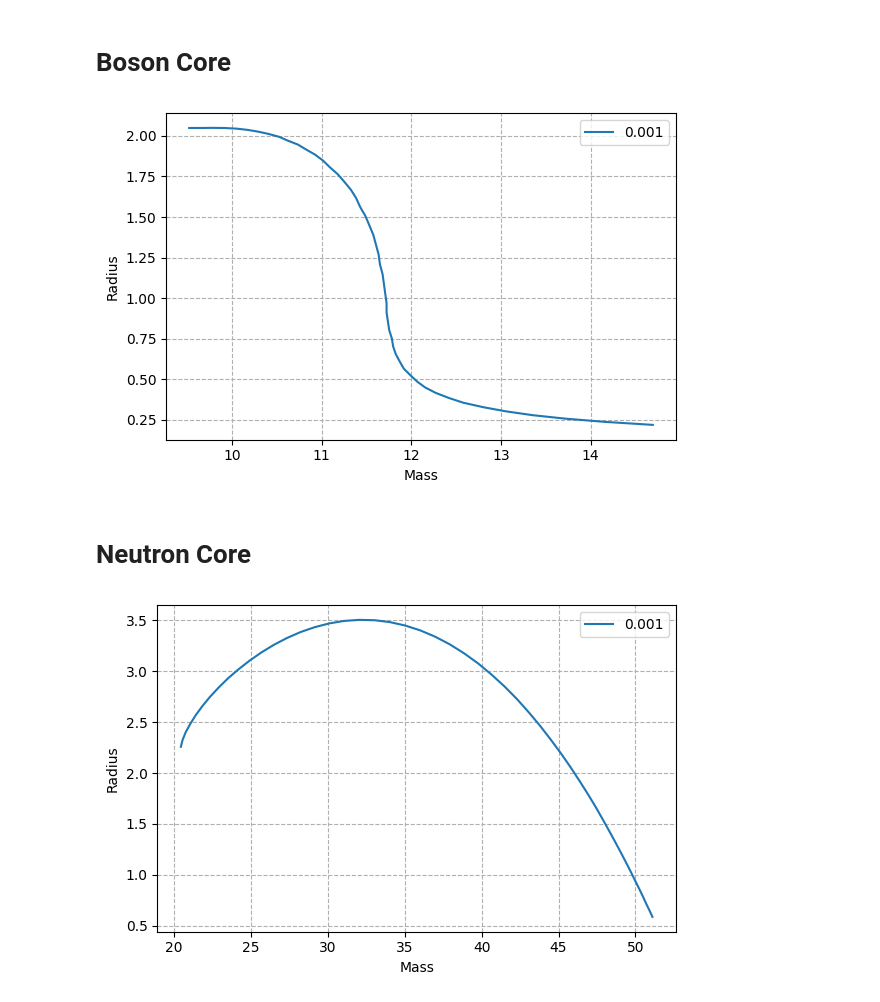
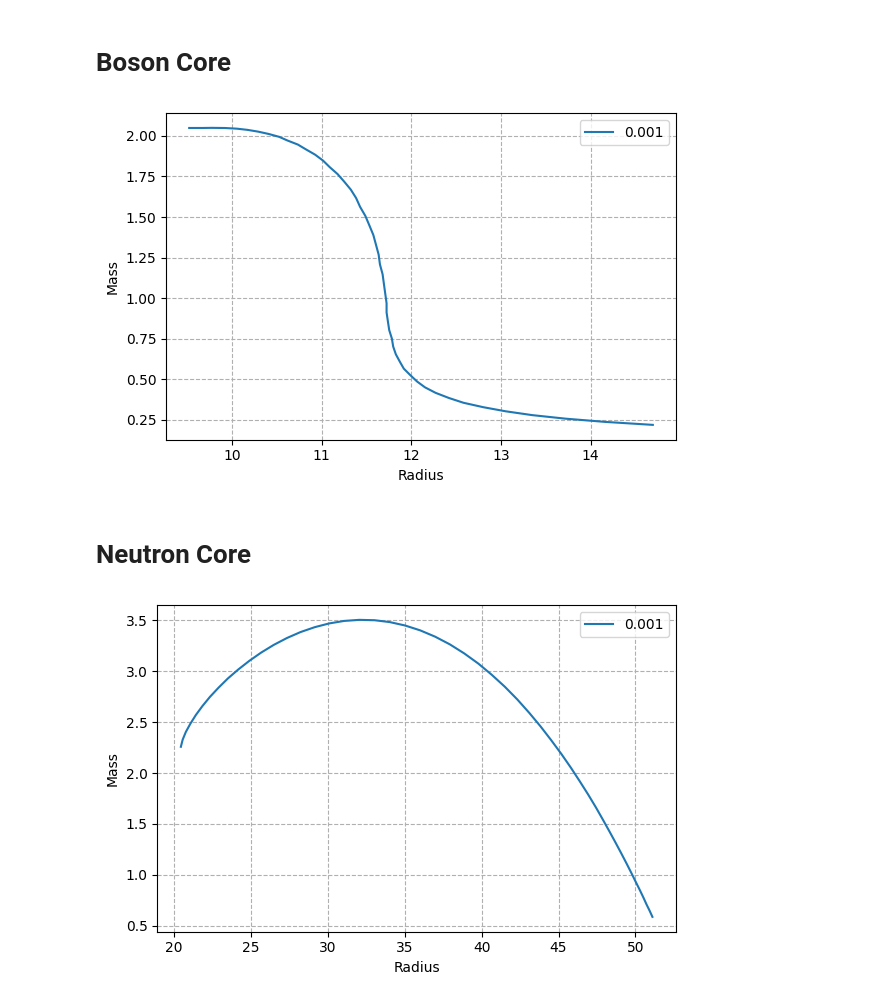
Before and after one commit to GZhangH/das-eos, a Jupyter notebook: hybrid-sly-CNCB.ipynb, the cells around one changed output. Cells and saved outputs as stored; diff of their text form; code cells hidden in the pictures.

```diff
--- a/hybrid-sly-CNCB.ipynb
+++ b/hybrid-sly-CNCB.ipynb
@@ -187,20 +187,20 @@ for j in range(len(a_cb_list)):
 # %%
 plt.figure(facecolor='white',dpi=100)
 
 for i in range( len(a_cb_list) ):
     radi  = a_cb_radi[i]
     mass  = a_cb_mass[i]
     label = a_cb_list[i]
     plt.plot(radi,mass,label=str( label ))
 
 
-plt.xlabel("Mass")
-plt.ylabel("Radius")
+plt.xlabel("Radius")
+plt.ylabel("Mass")
 plt.legend()
 plt.grid(ls='--')
 plt.tight_layout()
 # %% [output]
-[figure, old version]
+[figure, new version]
 # %% [markdown]
 # Neutron Core
 # %%
@@ -388,10 +388,10 @@ for i in range( len(a_cn_list) ):
     label = a_cn_list[i]
     plt.plot(radi,mass,label=str( label ))
 
-plt.xlabel("Mass")
-plt.ylabel("Radius")
+plt.xlabel("Radius")
+plt.ylabel("Mass")
 plt.legend()
 plt.grid(ls='--')
 plt.tight_layout()
 # %% [output]
-[figure, old version]
+[figure, new version]
```
